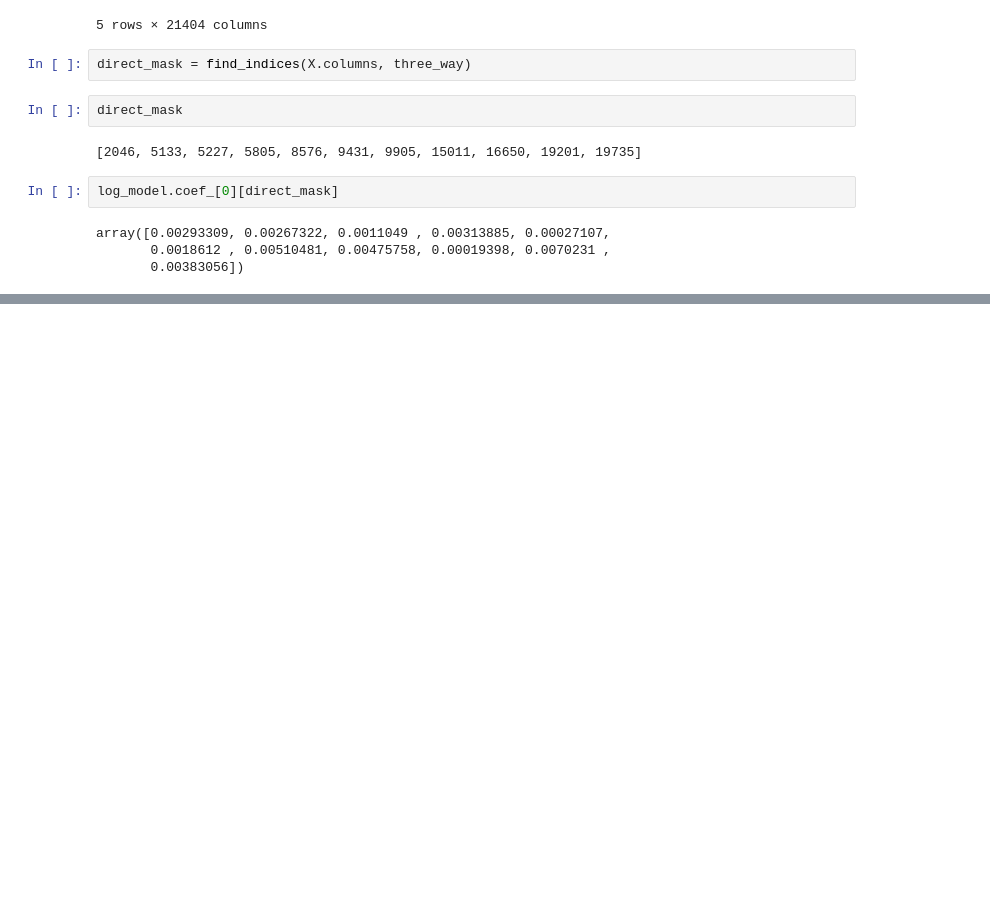
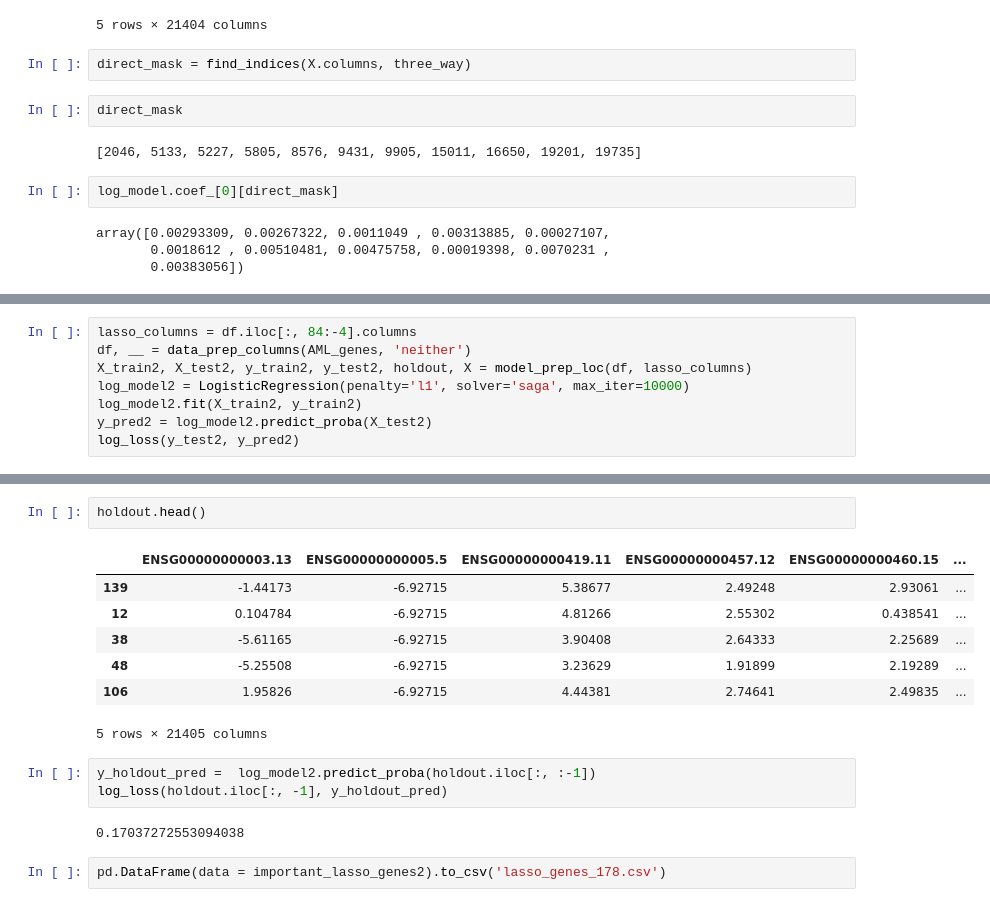
Before and after one commit to NCBI-Hackathons/ConsensusML, a Jupyter notebook: scripts/model_walkthrough.ipynb, the cells around one changed output, grey strips where cells are left out. Drawn from its saved outputs; the diff is of its cells as text; blank space fills up the shorter version.

Commit message:
predict class proba with holdoutsets

```diff
--- a/scripts/model_walkthrough.ipynb
+++ b/scripts/model_walkthrough.ipynb
@@ -557,0 +578,8 @@ array([0.00293309, 0.00267322, 0.0011049 , 0.00313885, 0.00027107,
+# %%
+lasso_columns = df.iloc[:, 84:-4].columns
+df, __ = data_prep_columns(AML_genes, 'neither')
+X_train2, X_test2, y_train2, y_test2, holdout, X = model_prep_loc(df, lasso_columns)
+log_model2 = LogisticRegression(penalty='l1', solver='saga', max_iter=10000)
+log_model2.fit(X_train2, y_train2)
+y_pred2 = log_model2.predict_proba(X_test2)
+log_loss(y_test2, y_pred2)
@@ -557,0 +595,17 @@ array([0.00293309, 0.00267322, 0.0011049 , 0.00313885, 0.00027107,
+# %%
+holdout.head()
+# %% [output]
+|  | ENSG00000000003.13 | ENSG00000000005.5 | ENSG00000000419.11 | ENSG00000000457.12 | ENSG00000000460.15 | ... |
+| 139 | -1.44173 | -6.92715 | 5.38677 | 2.49248 | 2.93061 | ... |
+| 12 | 0.104784 | -6.92715 | 4.81266 | 2.55302 | 0.438541 | ... |
+| 38 | -5.61165 | -6.92715 | 3.90408 | 2.64333 | 2.25689 | ... |
+| 48 | -5.25508 | -6.92715 | 3.23629 | 1.91899 | 2.19289 | ... |
+| 106 | 1.95826 | -6.92715 | 4.44381 | 2.74641 | 2.49835 | ... |
+5 rows × 21405 columns
+# %%
+y_holdout_pred =  log_model2.predict_proba(holdout.iloc[:, :-1])
+log_loss(holdout.iloc[:, -1], y_holdout_pred)
+# %% [output]
+0.17037272553094038
+# %%
+pd.DataFrame(data = important_lasso_genes2).to_csv('lasso_genes_178.csv')
```
Also changed, not shown: parts of 16 cells of this notebook.
